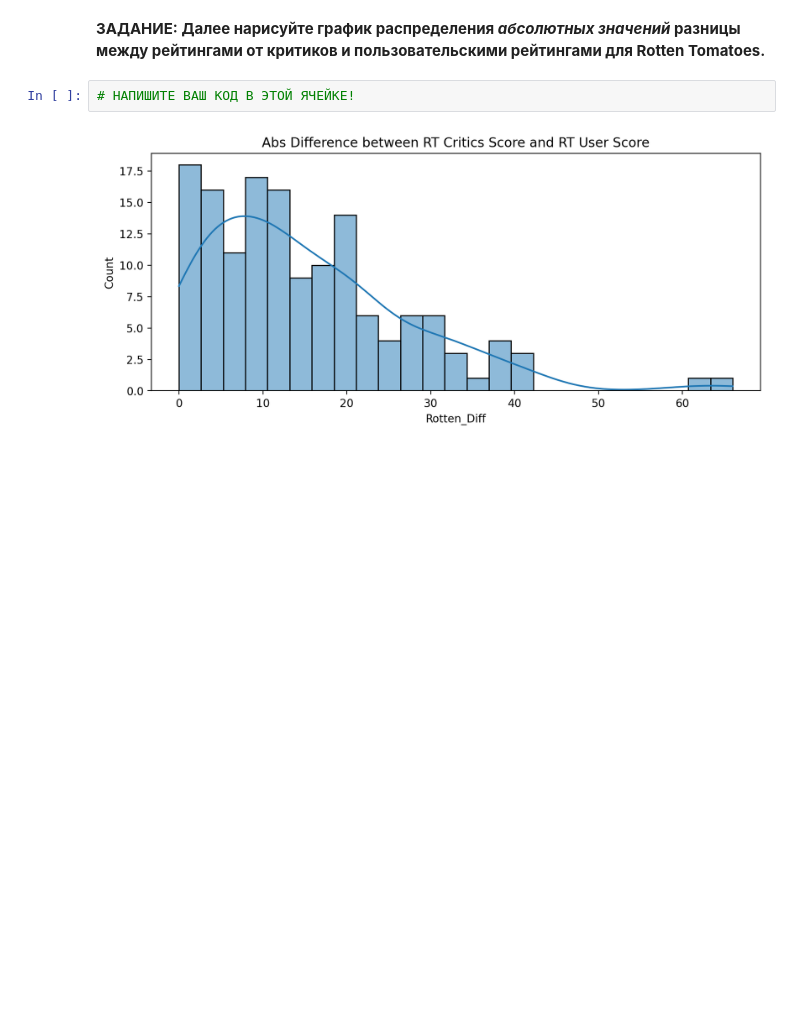
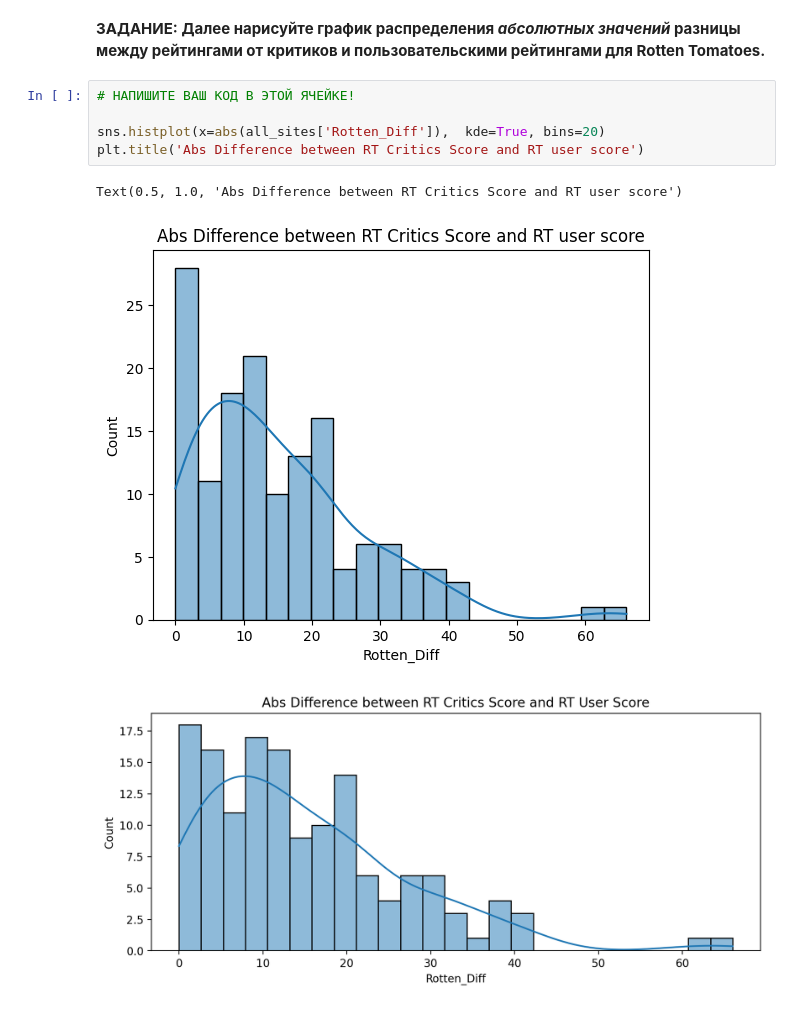
Before and after one commit to giulerg/IBM-labs, a Jupyter notebook: 00-Capstone-Project.ipynb, the cells around one changed output. Drawn from its saved outputs; the diff is of its cells as text; blank space fills up the shorter version.

```diff
--- a/00-Capstone-Project.ipynb
+++ b/00-Capstone-Project.ipynb
@@ -390,8 +418,14 @@ memory usage: 9.2+ KB
 [figure]
 # %% [markdown]
 **ЗАДАНИЕ: Далее нарисуйте график распределения *абсолютных значений* разницы между рейтингами от критиков и пользовательскими рейтингами для Rotten Tomatoes.**
-# %%
-# НАПИШИТЕ ВАШ КОД В ЭТОЙ ЯЧЕЙКЕ!
+# %%
+# НАПИШИТЕ ВАШ КОД В ЭТОЙ ЯЧЕЙКЕ!
+
+sns.histplot(x=abs(all_sites['Rotten_Diff']),  kde=True, bins=20)
+plt.title('Abs Difference between RT Critics Score and RT user score')
+# %% [output]
+Text(0.5, 1.0, 'Abs Difference between RT Critics Score and RT user score')
+[figure, added]
 # %%
 # %% [output]
 [figure]
```
Also changed, not shown: parts of 51 cells of this notebook, 2 other files.
